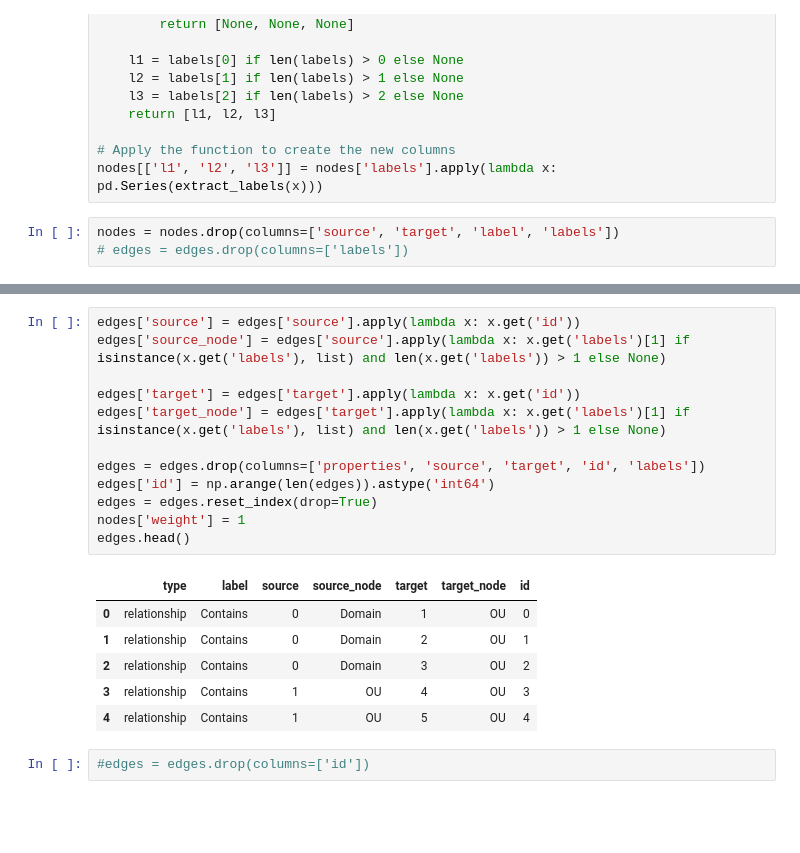
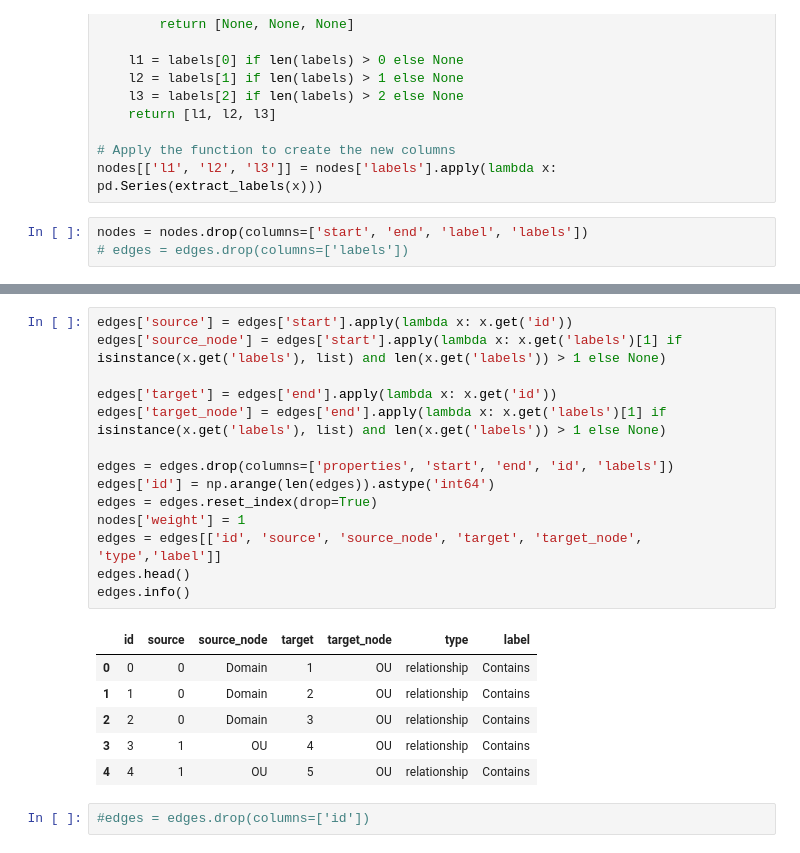
Before and after one commit to markajbell/BH, a Jupyter notebook: Stats10.ipynb, the cells around one changed output, grey strips where cells are left out. Drawn from its saved outputs; the diff is of its cells as text; blank space fills up the shorter version.

```diff
--- a/Stats10.ipynb
+++ b/Stats10.ipynb
@@ -76,5 +78,5 @@ def extract_labels(labels):
 # Apply the function to create the new columns
 nodes[['l1', 'l2', 'l3']] = nodes['labels'].apply(lambda x: pd.Series(extract_labels(x)))
 # %%
-nodes = nodes.drop(columns=['source', 'target', 'label', 'labels'])
+nodes = nodes.drop(columns=['start', 'end', 'label', 'labels'])
 # edges = edges.drop(columns=['labels'])
@@ -81,22 +92,24 @@ nodes = nodes.drop(columns=['source', 'target', 'label', 'labels'])
 # %%
-edges['source'] = edges['source'].apply(lambda x: x.get('id'))
-edges['source_node'] = edges['source'].apply(lambda x: x.get('labels')[1] if isinstance(x.get('labels'), list) and len(x.get('labels')) > 1 else None)
+edges['source'] = edges['start'].apply(lambda x: x.get('id'))
+edges['source_node'] = edges['start'].apply(lambda x: x.get('labels')[1] if isinstance(x.get('labels'), list) and len(x.get('labels')) > 1 else None)
 
-edges['target'] = edges['target'].apply(lambda x: x.get('id'))
-edges['target_node'] = edges['target'].apply(lambda x: x.get('labels')[1] if isinstance(x.get('labels'), list) and len(x.get('labels')) > 1 else None)
+edges['target'] = edges['end'].apply(lambda x: x.get('id'))
+edges['target_node'] = edges['end'].apply(lambda x: x.get('labels')[1] if isinstance(x.get('labels'), list) and len(x.get('labels')) > 1 else None)
 
-edges = edges.drop(columns=['properties', 'source', 'target', 'id', 'labels'])
+edges = edges.drop(columns=['properties', 'start', 'end', 'id', 'labels'])
 edges['id'] = np.arange(len(edges)).astype('int64')
 edges = edges.reset_index(drop=True)
 nodes['weight'] = 1
+edges = edges[['id', 'source', 'source_node', 'target', 'target_node', 'type','label']]
 edges.head()
+edges.info()
 # %% [output]
-|  | type | label | source | source_node | target | target_node | id |
-| 0 | relationship | Contains | 0 | Domain | 1 | OU | 0 |
-| 1 | relationship | Contains | 0 | Domain | 2 | OU | 1 |
-| 2 | relationship | Contains | 0 | Domain | 3 | OU | 2 |
-| 3 | relationship | Contains | 1 | OU | 4 | OU | 3 |
-| 4 | relationship | Contains | 1 | OU | 5 | OU | 4 |
+|  | id | source | source_node | target | target_node | type | label |
+| 0 | 0 | 0 | Domain | 1 | OU | relationship | Contains |
+| 1 | 1 | 0 | Domain | 2 | OU | relationship | Contains |
+| 2 | 2 | 0 | Domain | 3 | OU | relationship | Contains |
+| 3 | 3 | 1 | OU | 4 | OU | relationship | Contains |
+| 4 | 4 | 1 | OU | 5 | OU | relationship | Contains |
 # %%
 #edges = edges.drop(columns=['id'])
 # %%
```
Also changed, not shown: parts of 35 cells of this notebook.
